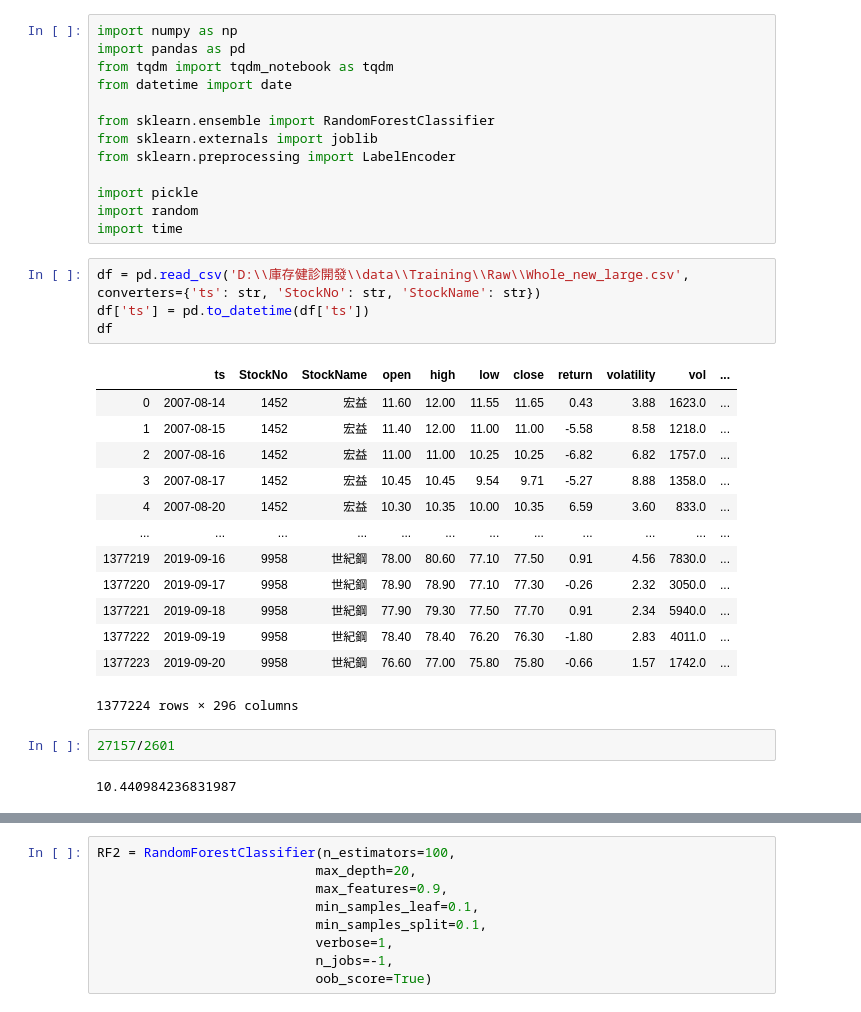
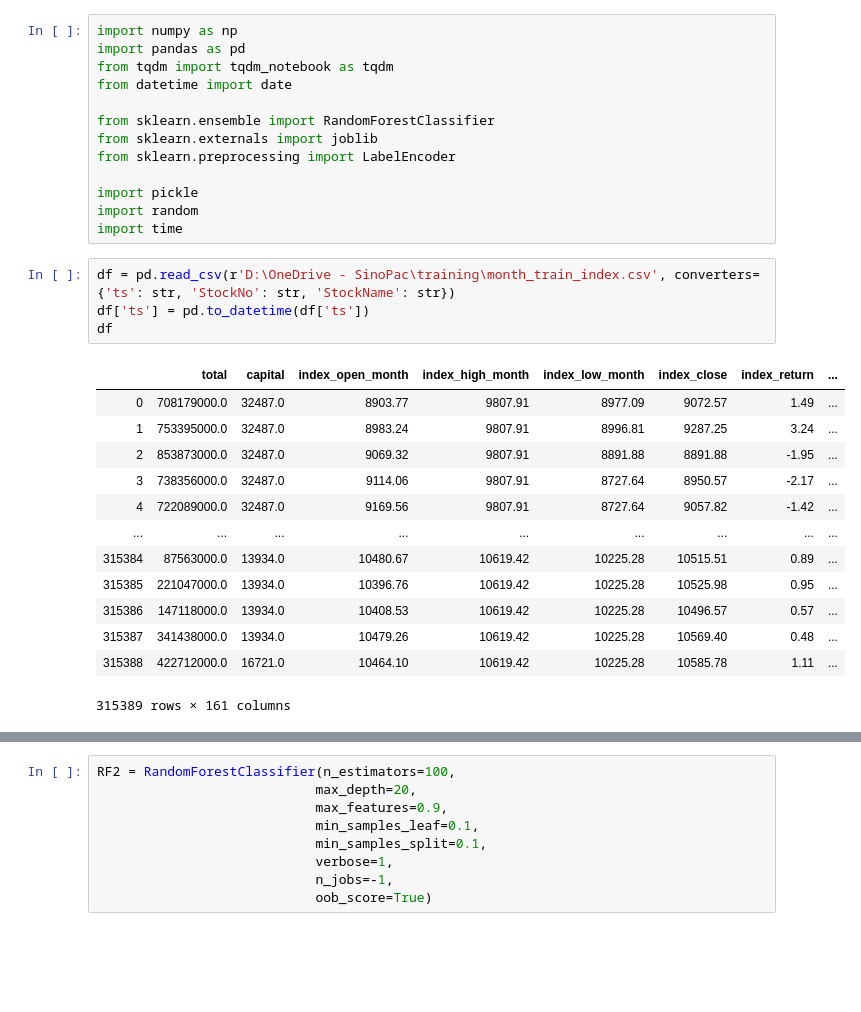
Before and after one commit to datateams0982/Inventory_Check, a Jupyter notebook: PredictModel/Model.ipynb, the cells around one changed output, grey strips where cells are left out. Drawn from its saved outputs; the diff is of its cells as text; blank space fills up the shorter version.

```diff
--- a/PredictModel/Model.ipynb
+++ b/PredictModel/Model.ipynb
@@ -12,24 +12,20 @@ import pickle
 import random
 import time
 # %%
-df = pd.read_csv('D:\\庫存健診開發\\data\\Training\\Raw\\Whole_new_large.csv', converters={'ts': str, 'StockNo': str, 'StockName': str})
+df = pd.read_csv(r'D:\OneDrive - SinoPac\training\month_train_index.csv', converters={'ts': str, 'StockNo': str, 'StockName': str})
 df['ts'] = pd.to_datetime(df['ts'])
 df
 # %% [output]
-|  | ts | StockNo | StockName | open | high | low | close | return | volatility | vol | ... |
-| 0 | 2007-08-14 | 1452 | 宏益 | 11.60 | 12.00 | 11.55 | 11.65 | 0.43 | 3.88 | 1623.0 | ... |
-| 1 | 2007-08-15 | 1452 | 宏益 | 11.40 | 12.00 | 11.00 | 11.00 | -5.58 | 8.58 | 1218.0 | ... |
-| 2 | 2007-08-16 | 1452 | 宏益 | 11.00 | 11.00 | 10.25 | 10.25 | -6.82 | 6.82 | 1757.0 | ... |
-| 3 | 2007-08-17 | 1452 | 宏益 | 10.45 | 10.45 | 9.54 | 9.71 | -5.27 | 8.88 | 1358.0 | ... |
-| 4 | 2007-08-20 | 1452 | 宏益 | 10.30 | 10.35 | 10.00 | 10.35 | 6.59 | 3.60 | 833.0 | ... |
-| ... | ... | ... | ... | ... | ... | ... | ... | ... | ... | ... | ... |
-| 1377219 | 2019-09-16 | 9958 | 世紀鋼 | 78.00 | 80.60 | 77.10 | 77.50 | 0.91 | 4.56 | 7830.0 | ... |
-| 1377220 | 2019-09-17 | 9958 | 世紀鋼 | 78.90 | 78.90 | 77.10 | 77.30 | -0.26 | 2.32 | 3050.0 | ... |
-| 1377221 | 2019-09-18 | 9958 | 世紀鋼 | 77.90 | 79.30 | 77.50 | 77.70 | 0.91 | 2.34 | 5940.0 | ... |
-| 1377222 | 2019-09-19 | 9958 | 世紀鋼 | 78.40 | 78.40 | 76.20 | 76.30 | -1.80 | 2.83 | 4011.0 | ... |
-| 1377223 | 2019-09-20 | 9958 | 世紀鋼 | 76.60 | 77.00 | 75.80 | 75.80 | -0.66 | 1.57 | 1742.0 | ... |
+|  | total | capital | index_open_month | index_high_month | index_low_month | index_close | index_return | ... |
+| 0 | 708179000.0 | 32487.0 | 8903.77 | 9807.91 | 8977.09 | 9072.57 | 1.49 | ... |
+| 1 | 753395000.0 | 32487.0 | 8983.24 | 9807.91 | 8996.81 | 9287.25 | 3.24 | ... |
+| 2 | 853873000.0 | 32487.0 | 9069.32 | 9807.91 | 8891.88 | 8891.88 | -1.95 | ... |
+| 3 | 738356000.0 | 32487.0 | 9114.06 | 9807.91 | 8727.64 | 8950.57 | -2.17 | ... |
+| 4 | 722089000.0 | 32487.0 | 9169.56 | 9807.91 | 8727.64 | 9057.82 | -1.42 | ... |
+| ... | ... | ... | ... | ... | ... | ... | ... | ... |
+| 315384 | 87563000.0 | 13934.0 | 10480.67 | 10619.42 | 10225.28 | 10515.51 | 0.89 | ... |
+| 315385 | 221047000.0 | 13934.0 | 10396.76 | 10619.42 | 10225.28 | 10525.98 | 0.95 | ... |
+| 315386 | 147118000.0 | 13934.0 | 10408.53 | 10619.42 | 10225.28 | 10496.57 | 0.57 | ... |
+| 315387 | 341438000.0 | 13934.0 | 10479.26 | 10619.42 | 10225.28 | 10569.40 | 0.48 | ... |
+| 315388 | 422712000.0 | 16721.0 | 10464.10 | 10619.42 | 10225.28 | 10585.78 | 1.11 | ... |
-1377224 rows × 296 columns
+315389 rows × 161 columns
-# %%
-27157/2601
-# %% [output]
-10.440984236831987
```
Also changed, not shown: parts of 24 cells of this notebook, 20 other files.
